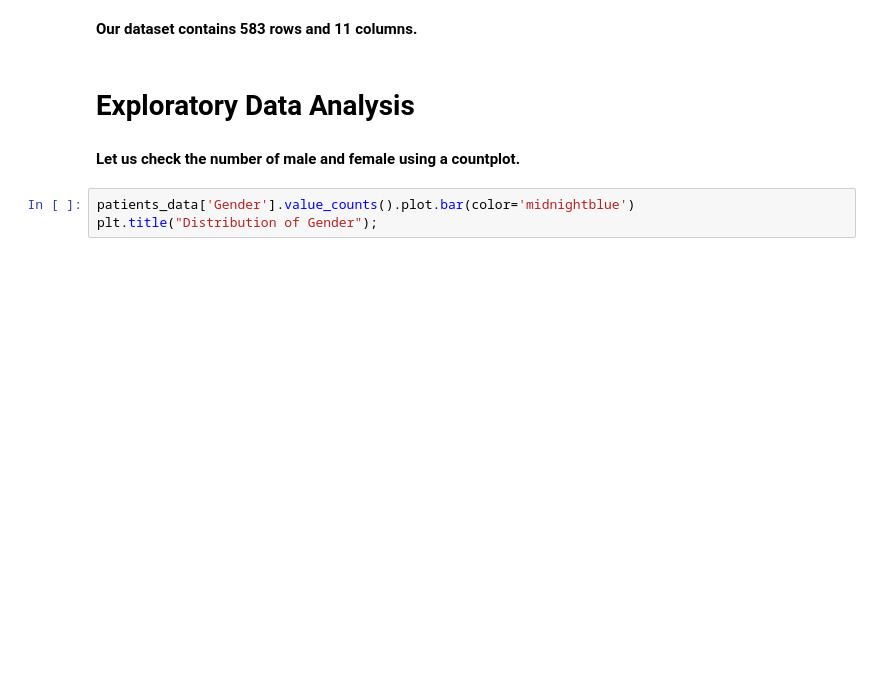
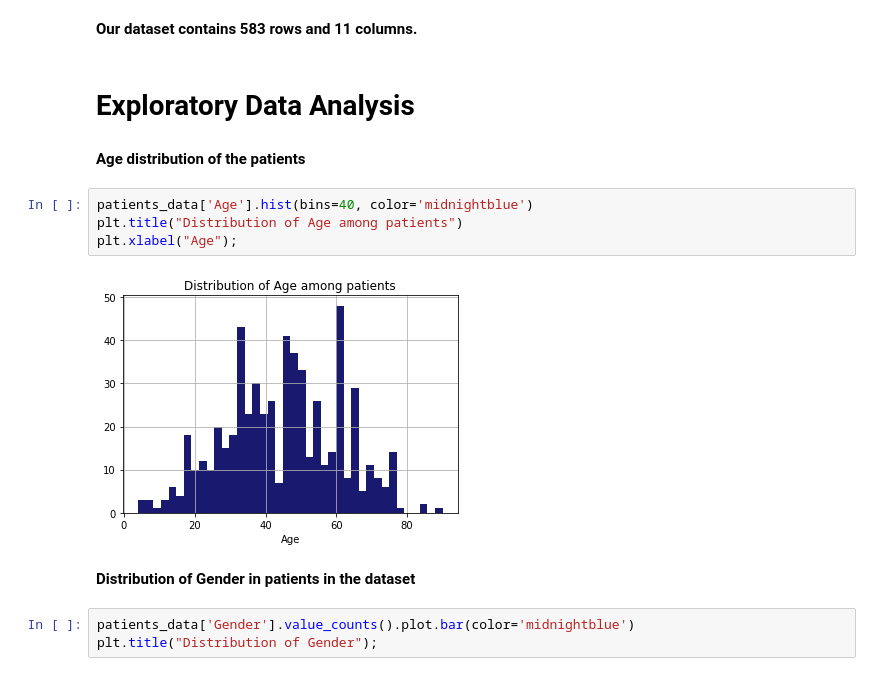
Before and after one commit to unh-projects/liver-disease-detection, a Jupyter notebook: final-project/liver-disease-EDA.ipynb, the cells around one changed output. Cells and saved outputs as stored; diff of their text form; blank space fills up the shorter version.

```diff
--- a/final-project/liver-disease-EDA.ipynb
+++ b/final-project/liver-disease-EDA.ipynb
@@ -34,8 +38,16 @@ patients_data.shape
 **Our dataset contains 583 rows and 11 columns.**
 # %% [markdown]
 # Exploratory Data Analysis
-# %% [markdown]
-**Let us check the number of male and female using a countplot.**
+# %% [markdown]
+**Age distribution of the patients**
+# %%
+patients_data['Age'].hist(bins=40, color='midnightblue')
+plt.title("Distribution of Age among patients")
+plt.xlabel("Age");
+# %% [output]
+[figure, added]
+# %% [markdown]
+**Distribution of Gender in patients in the dataset**
 # %%
 patients_data['Gender'].value_counts().plot.bar(color='midnightblue')
 plt.title("Distribution of Gender");
```
Also changed, not shown: parts of 9 cells of this notebook, 4 other files.
